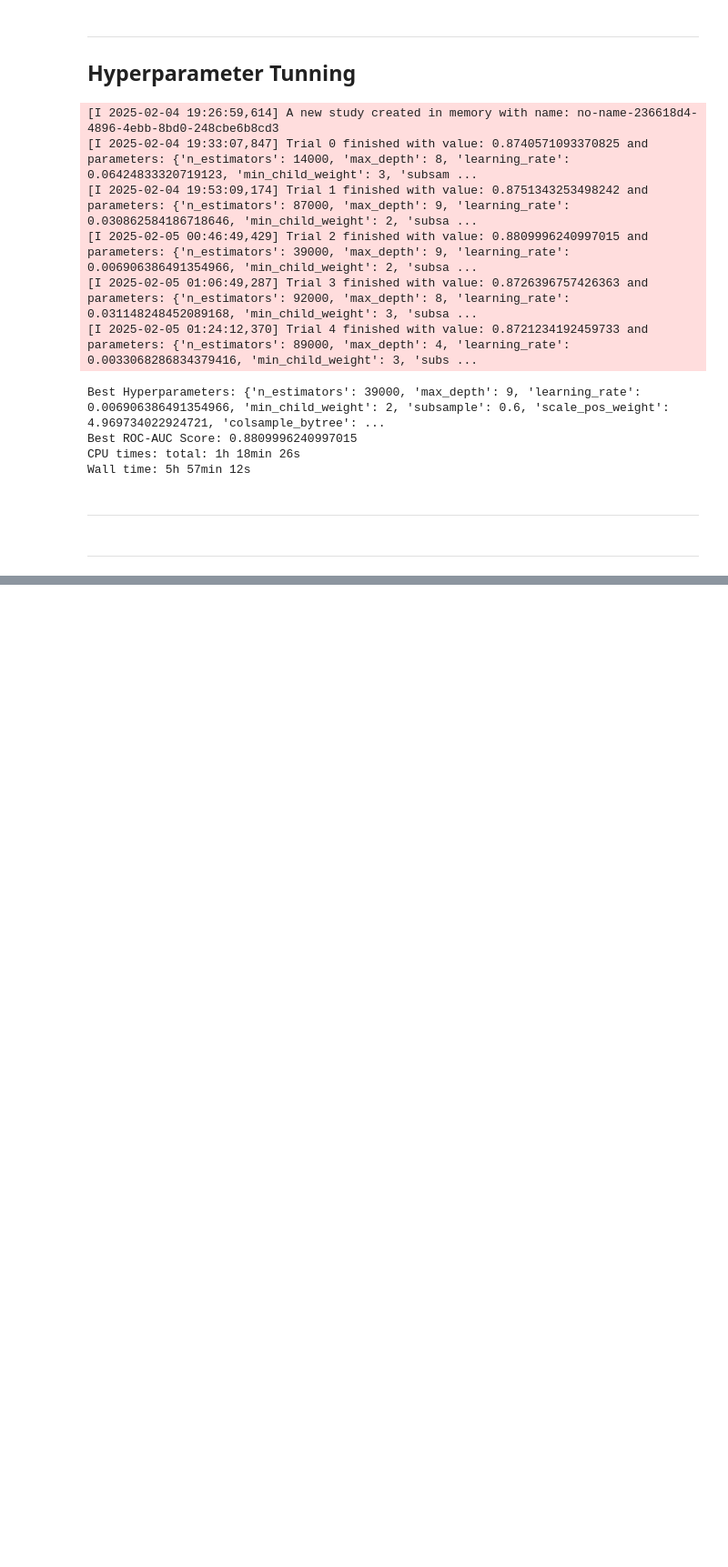
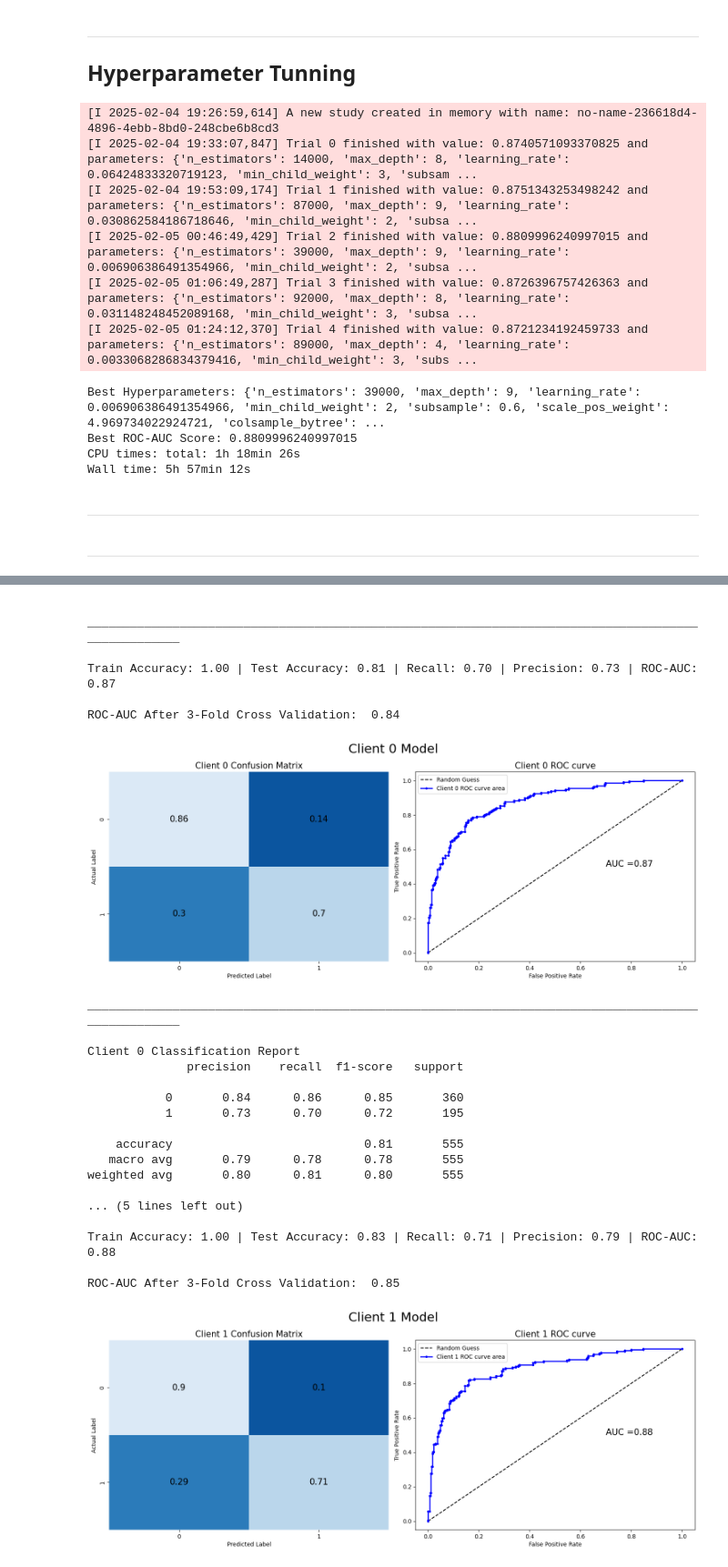
Before and after one commit to Federated-Learning-MLC/loan-fintech-hfl, a Jupyter notebook: notebooks/02. Centralized.ipynb, the cells around one changed output, grey strips where cells are left out. Shown at 91% size. Cells and saved outputs as stored; diff of their text form; code cells hidden in the pictures; blank space fills up the shorter version.

```diff
--- a/notebooks/02. Centralized.ipynb
+++ b/notebooks/02. Centralized.ipynb
@@ -53,7 +67,8 @@ df_encoded, _ = preprocess_data(base_df)
 X_encoded = df_encoded.drop("fraud_bool", axis=1)
 y_encoded = df_encoded["fraud_bool"]
 # %%
-X_train, X_test, y_train, y_test = train_test_split(X_encoded, y_encoded, test_size=0.2, random_state=42)
+X_train, X_test, y_train, y_test = train_test_split(X_encoded, y_encoded, test_size=0.2,
+                                                    random_state=42)
 # %% [markdown]
 ----
 ## Model Training
@@ -232,0 +278,22 @@ optuna_result['lgbm'] = best_params_lgbm
+# %%
+# Load Datasets
+
+num_clients = SERVER_CONFIG['num_clients']
+train_sets = []
+val_sets = []
+
+for i in range(num_clients):
+    x_train = pd.read_csv(f"{CLIENTS_DATA_DIR}/X_train_{i}.csv")
+    y_train = pd.read_csv(f"{CLIENTS_DATA_DIR}/y_train_{i}.csv")
+    x_val =  pd.read_csv(f"{CLIENTS_DATA_DIR}/X_val_{i}.csv")
+    y_val =  pd.read_csv(f"{CLIENTS_DATA_DIR}/y_val_{i}.csv")
+
+    train_sets.append((x_train, y_train))
+    val_sets.append((x_val, y_val))
+
+test_set = [
+    pd.read_csv(f"{CLIENTS_DATA_DIR}/X_test.csv"),
+    pd.read_csv(f"{CLIENTS_DATA_DIR}/y_test.csv")
+]
+
+X_test, y_test = test_set
@@ -232,0 +310,37 @@ optuna_result['lgbm'] = best_params_lgbm
+# %%
+for i in range(len(train_sets)):
+    X_train, y_train = train_sets[i]
+    X_val, y_val = val_sets[i]
+    client_result = train_predict(
+        model3,  #<--- using XGBoost for the partial training
+        X_train,
+        y_train.values.squeeze(),
+        X_val,
+        y_val.values.squeeze(),
+        model_name=f"Client {i}"
+    )
+# %% [output]
+ ___________________________________________________________________________________________________
+
+Train Accuracy: 1.00 | Test Accuracy: 0.81 | Recall: 0.70 | Precision: 0.73 | ROC-AUC: 0.87
+
+ROC-AUC After 3-Fold Cross Validation:  0.84
+[figure, added]
+___________________________________________________________________________________________________
+
+Client 0 Classification Report
+              precision    recall  f1-score   support
+
+           0       0.84      0.86      0.85       360
+           1       0.73      0.70      0.72       195
+
+    accuracy                           0.81       555
+   macro avg       0.79      0.78      0.78       555
+weighted avg       0.80      0.81      0.80       555
+
+... (5 lines left out)
+
+Train Accuracy: 1.00 | Test Accuracy: 0.83 | Recall: 0.71 | Precision: 0.79 | ROC-AUC: 0.88
+
+ROC-AUC After 3-Fold Cross Validation:  0.85
+[figure, added]
```
Also changed, not shown: parts of 17 cells of this notebook, 10 other files.
